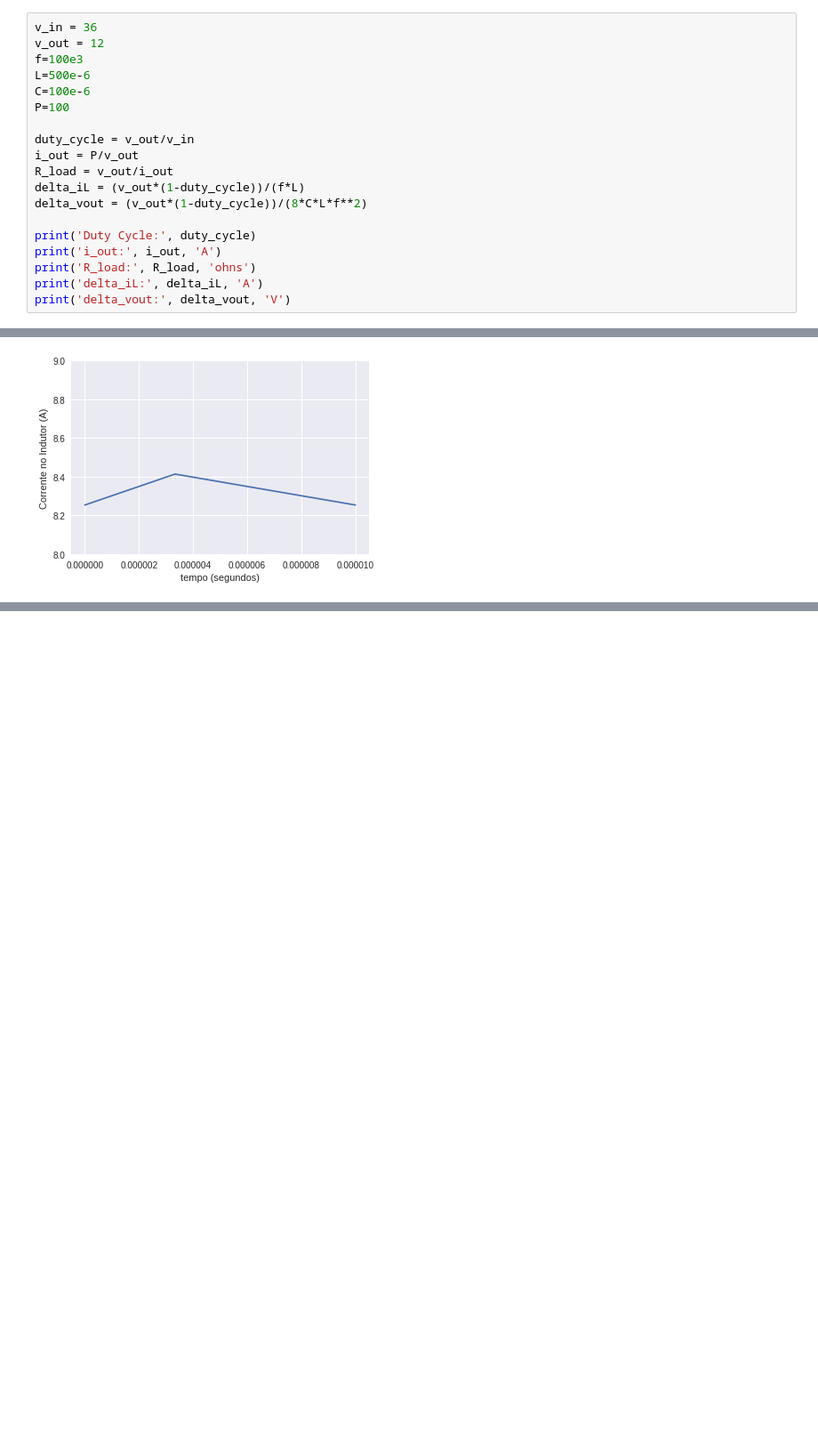
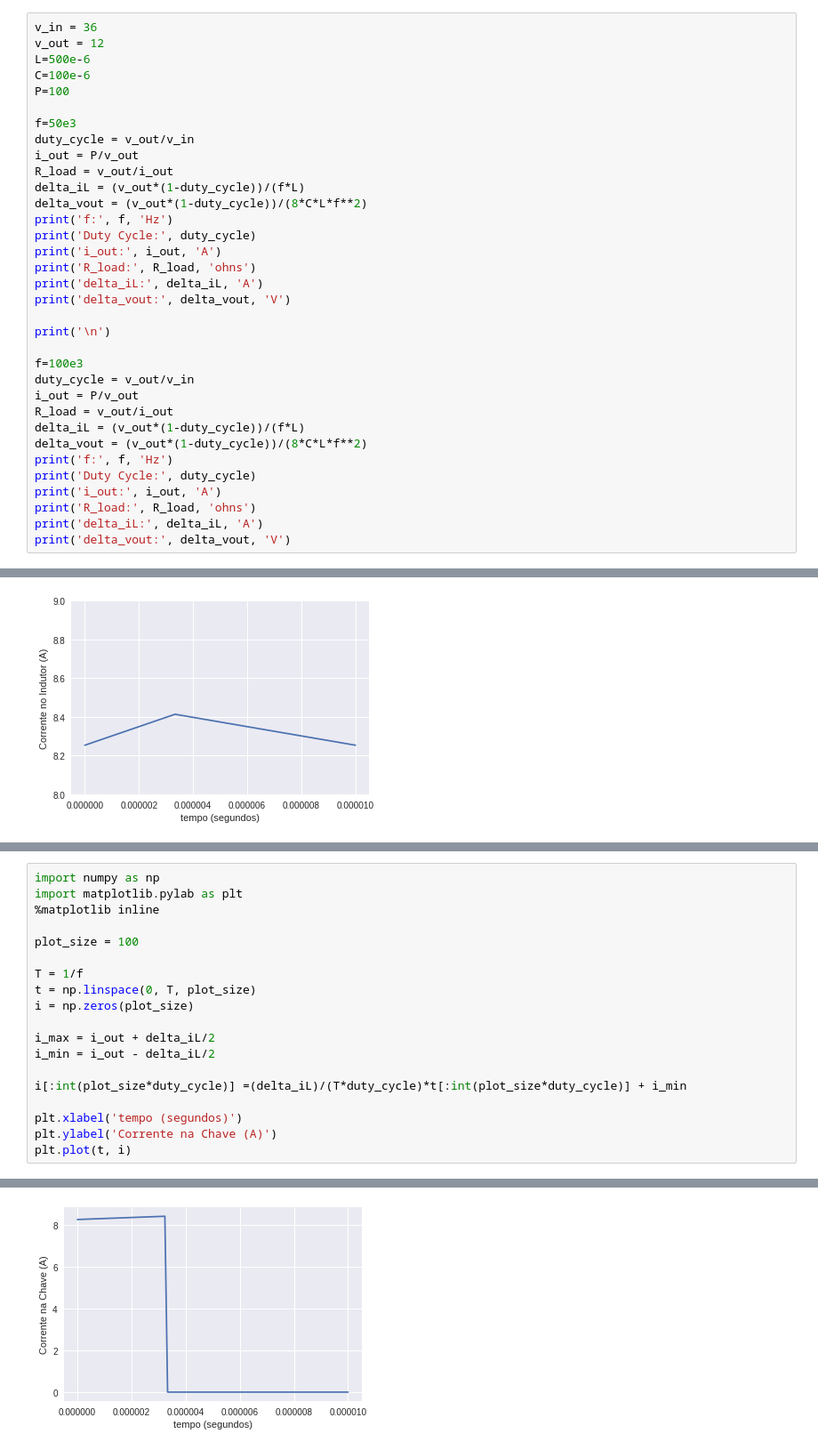
Before and after one commit to lsmanoel/PowerEletronics, a Jupyter notebook: heatsink/heatsink_calculation.ipynb, the cells around one changed output, grey strips where cells are left out. Shown at 89% size. Drawn from its saved outputs; the diff is of its cells as text; blank space fills up the shorter version.

```diff
--- a/heatsink/heatsink_calculation.ipynb
+++ b/heatsink/heatsink_calculation.ipynb
@@ -16,20 +16,35 @@ $$\Delta V_{out} = \frac{V_{out}(1-D)}{8CLf²}$$
 # %%
 v_in = 36
 v_out = 12
-f=100e3
 L=500e-6
 C=100e-6
 P=100
 
+f=50e3
 duty_cycle = v_out/v_in
 i_out = P/v_out
 R_load = v_out/i_out
 delta_iL = (v_out*(1-duty_cycle))/(f*L)
 delta_vout = (v_out*(1-duty_cycle))/(8*C*L*f**2)
-
+print('f:', f, 'Hz')
 print('Duty Cycle:', duty_cycle)
 print('i_out:', i_out, 'A')
 print('R_load:', R_load, 'ohns')
 print('delta_iL:', delta_iL, 'A')
 print('delta_vout:', delta_vout, 'V')
+
+print('\n')
+
+f=100e3
+duty_cycle = v_out/v_in
+i_out = P/v_out
+R_load = v_out/i_out
+delta_iL = (v_out*(1-duty_cycle))/(f*L)
+delta_vout = (v_out*(1-duty_cycle))/(8*C*L*f**2)
+print('f:', f, 'Hz')
+print('Duty Cycle:', duty_cycle)
+print('i_out:', i_out, 'A')
+print('R_load:', R_load, 'ohns')
+print('delta_iL:', delta_iL, 'A')
+print('delta_vout:', delta_vout, 'V')
 # %% [output]
@@ -67,0 +98,20 @@ plt.plot(t, i)
+# %%
+import numpy as np
+import matplotlib.pylab as plt
+%matplotlib inline
+
+plot_size = 100
+
+T = 1/f
+t = np.linspace(0, T, plot_size)
+i = np.zeros(plot_size)
+
+i_max = i_out + delta_iL/2
+i_min = i_out - delta_iL/2
+
+i[:int(plot_size*duty_cycle)] =(delta_iL)/(T*duty_cycle)*t[:int(plot_size*duty_cycle)] + i_min
+
+plt.xlabel('tempo (segundos)')
+plt.ylabel('Corrente na Chave (A)')
+plt.plot(t, i)
+# %% [output]
@@ -67,0 +119 @@ plt.plot(t, i)
+[figure, added]
```
Also changed, not shown: parts of 22 cells of this notebook.
